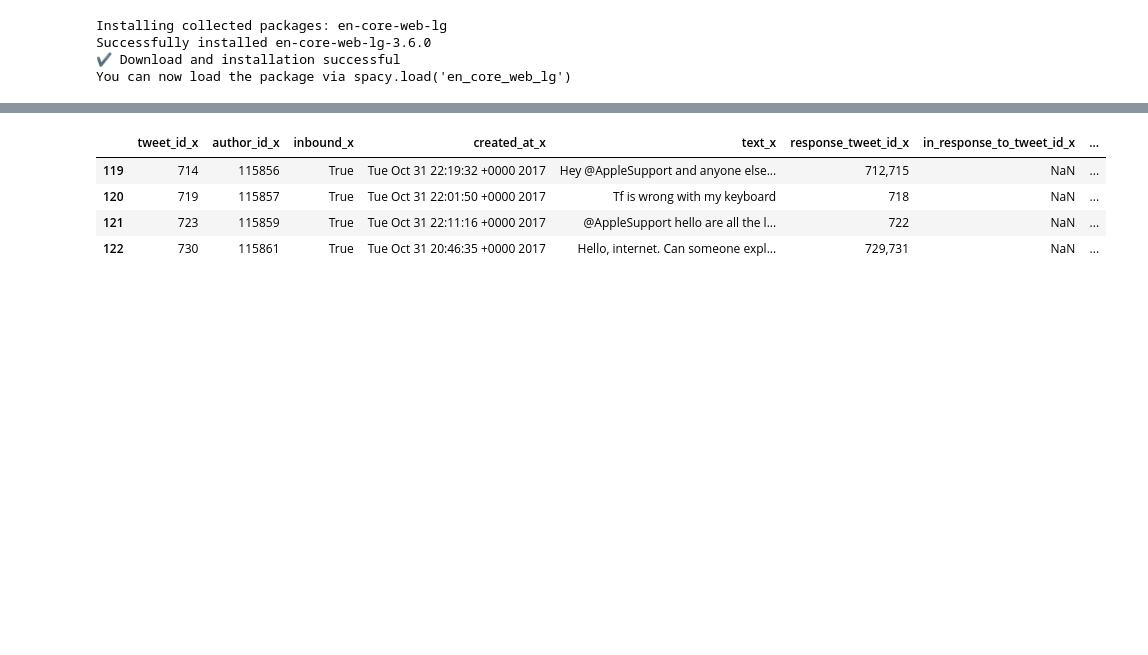
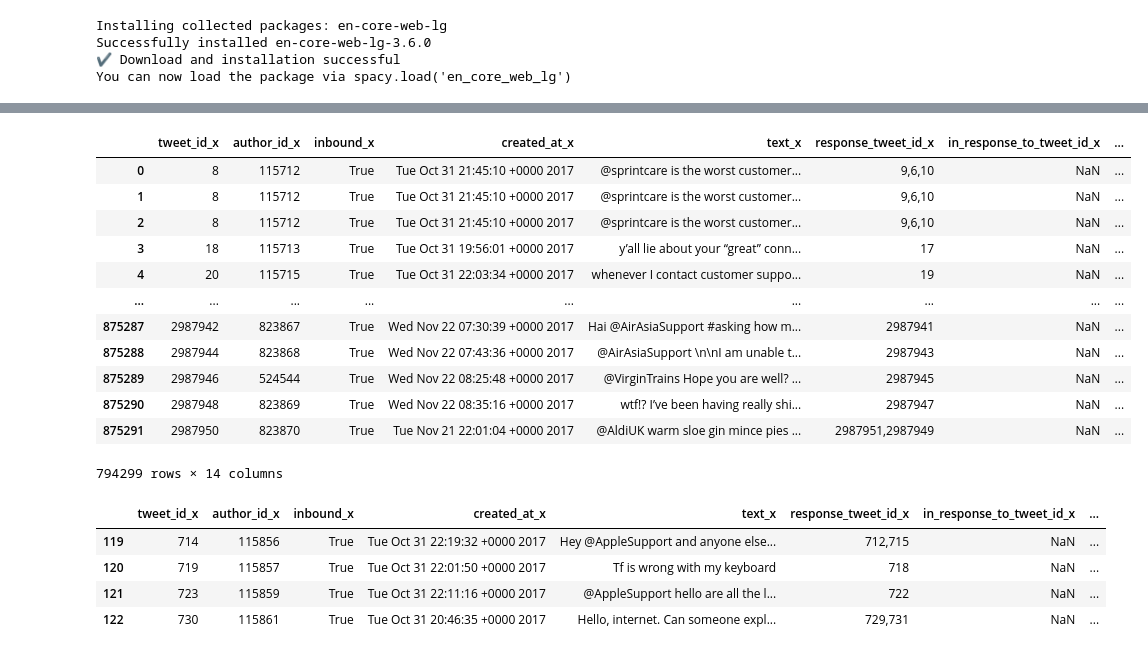
Before and after one commit to choi4624/SWbootProject_2023-7, a Jupyter notebook: 3rd_NLP/twitter_dataVisual.ipynb, the cells around one changed output, grey strips where cells are left out. Cells and saved outputs as stored; diff of their text form; code cells hidden in the pictures; blank space fills up the shorter version.

Commit message:
new trained data upload

```diff
--- a/3rd_NLP/twitter_dataVisual.ipynb
+++ b/3rd_NLP/twitter_dataVisual.ipynb
@@ -240,3 +264,19 @@ eCount.most_common(20)
+# %%
+QnR
+# %% [output]
+|  | tweet_id_x | author_id_x | inbound_x | created_at_x | text_x | response_tweet_id_x | in_response_to_tweet_id_x | ... |
+| 0 | 8 | 115712 | True | Tue Oct 31 21:45:10 +0000 2017 | @sprintcare is the worst customer... | 9,6,10 | NaN | ... |
+| 1 | 8 | 115712 | True | Tue Oct 31 21:45:10 +0000 2017 | @sprintcare is the worst customer... | 9,6,10 | NaN | ... |
+| 2 | 8 | 115712 | True | Tue Oct 31 21:45:10 +0000 2017 | @sprintcare is the worst customer... | 9,6,10 | NaN | ... |
+| 3 | 18 | 115713 | True | Tue Oct 31 19:56:01 +0000 2017 | y’all lie about your “great” conn... | 17 | NaN | ... |
+| 4 | 20 | 115715 | True | Tue Oct 31 22:03:34 +0000 2017 | whenever I contact customer suppo... | 19 | NaN | ... |
+| ... | ... | ... | ... | ... | ... | ... | ... | ... |
+| 875287 | 2987942 | 823867 | True | Wed Nov 22 07:30:39 +0000 2017 | Hai @AirAsiaSupport #asking how m... | 2987941 | NaN | ... |
+| 875288 | 2987944 | 823868 | True | Wed Nov 22 07:43:36 +0000 2017 | @AirAsiaSupport \n\nI am unable t... | 2987943 | NaN | ... |
+| 875289 | 2987946 | 524544 | True | Wed Nov 22 08:25:48 +0000 2017 | @VirginTrains Hope you are well? ... | 2987945 | NaN | ... |
+| 875290 | 2987948 | 823869 | True | Wed Nov 22 08:35:16 +0000 2017 | wtf!? I’ve been having really shi... | 2987947 | NaN | ... |
+| 875291 | 2987950 | 823870 | True | Tue Nov 21 22:01:04 +0000 2017 | @AldiUK warm sloe gin mince pies ... | 2987951,2987949 | NaN | ... |
+794299 rows × 14 columns
 # %%
 AppleSupport =QnR[(QnR["author_id_y"]=="AppleSupport")]
 AppleSupport.head(4)
```
Also changed, not shown: parts of 19 cells of this notebook, 2 other files.
